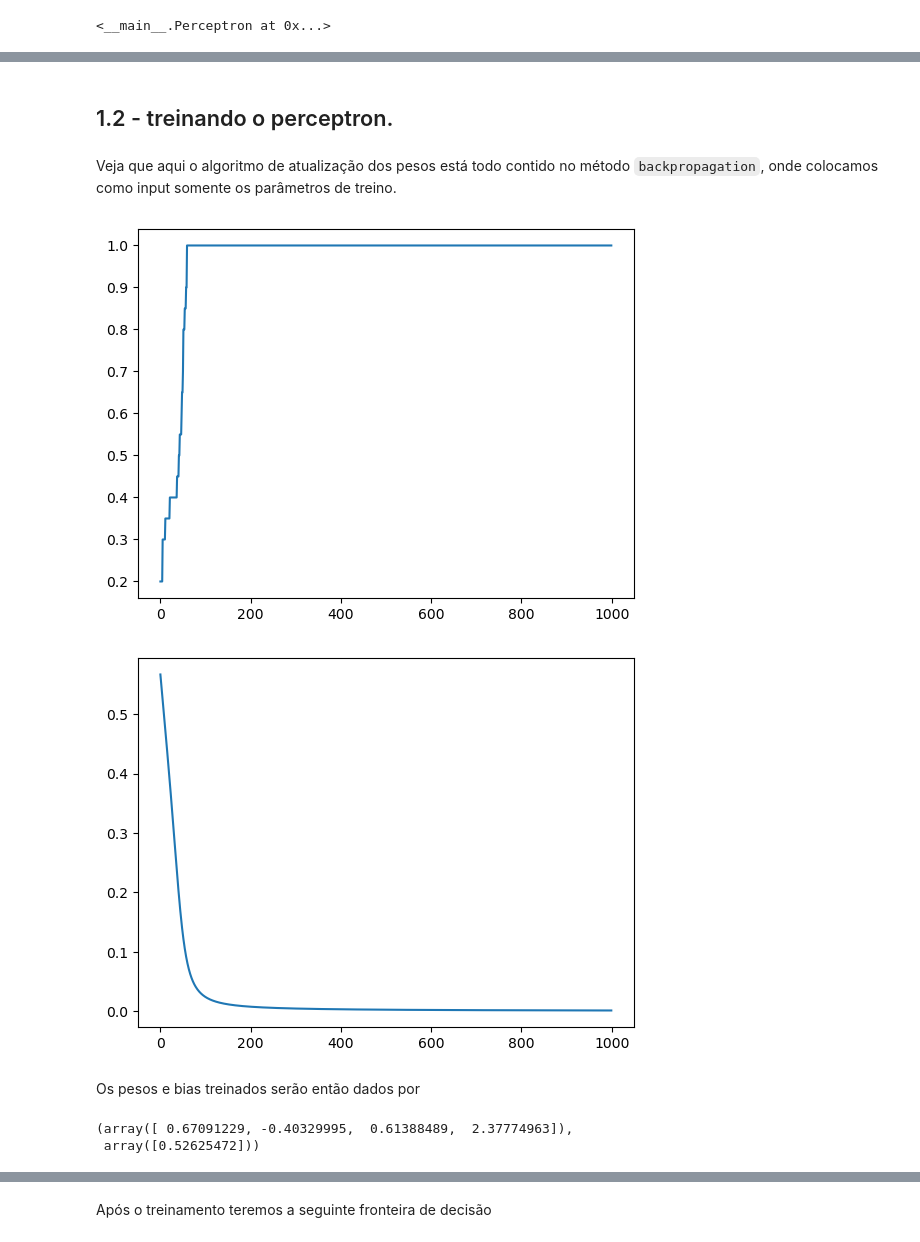
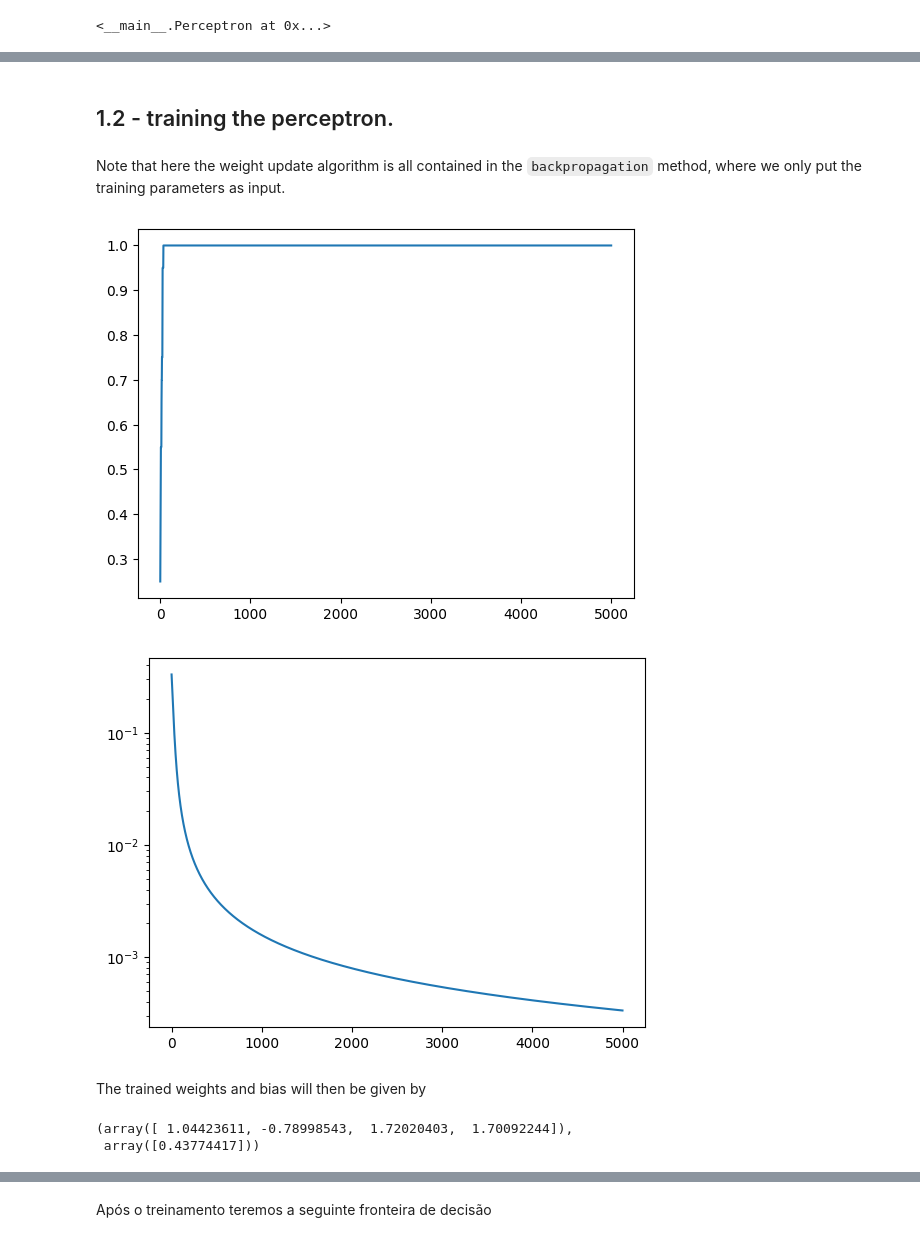
Before and after one commit to Coffee4MePlz/Notebooks_NN_Physics, a Jupyter notebook: 03-Perceptron-iris.ipynb, the cells around one changed output, grey strips where cells are left out. Cells and saved outputs as stored; diff of their text form; code cells hidden in the pictures.

```diff
--- a/03-Perceptron-iris.ipynb
+++ b/03-Perceptron-iris.ipynb
@@ -217,36 +224,36 @@ def plot_decision_boundary(X, y, model_weights, model_bias, indice_f1=0, indice_
 # %% [markdown]
 Separando/tratando nosso data-set e inicializando a Classe Perceptron
 # %%
-# Carregar o dataset Iris
+# Load the Iris dataset
 iris = datasets.load_iris()
 X = iris.data
 y = iris.target
 
-# Traduzir os nomes das colunas
-iris.feature_names = ['comprimento da sépala',
-                      'largura da sépala',
-                      'comprimento da pétala',
-                      'largura da pétala']
+# Translate column names
+iris.feature_names = ['sepal length',
+                      'sepal width',
+                      'petal length',
+                      'petal width']
 
-# Filtrar para obter apenas as classes 0 e 2
-indices = np.where((y == 0) | (y == 2))  # Localiza índices das classes 0 e 2
+# Filter to get only classes 0 and 2
+indices = np.where((y == 0) | (y == 2))  # Locate indices of classes 0 and 2
 X = X[indices]
 y = y[indices]
 
-y = np.where(y == 2, 1, 0)  # Re-codificar classe 2 como 1, classe 0 permanece 0
+y = np.where(y == 2, 1, 0)  # Re-code class 2 as 1, class 0 remains 0
 
-# Dividir os dados em conjuntos de treino e teste
+# Split data into training and test sets
 X_train, X_test, y_train, y_test = train_test_split(X, y, test_size=0.2, random_state=42)
 
 
-# Normalização dos dados para melhor desempenho do modelo
+# Data normalization for better model performance
 scaler = StandardScaler()
 X_train = scaler.fit_transform(X_train)
 X_test = scaler.transform(X_test)
 
 
-# Instanciando a classe Perceptron
-neuronio = Perceptron(Entrada=X_train)
-neuronio
+# Instantiating the Perceptron class
+neuron = Perceptron(Input=X_train)
+neuron
 # %% [output]
 <__main__.Perceptron at 0x...>
@@ -262,4 +269,4 @@ Agora, para ver os outputs $y_0$ sobre o data-set de treino, basta aplicar o mé
 # %%
-y_pred = neuronio.forward(X_train)
+y_pred = neuron.forward(X_train)
 y_pred
 # %% [output]
@@ -314,39 +321,39 @@ plt.show()
 # %% [markdown]
-## 1.2 - treinando o perceptron.
+## 1.2 - training the perceptron.
-# %% [markdown]
-Veja que aqui o algoritmo de atualização dos pesos está todo contido no método `backpropagation`, onde colocamos como input somente os parâmetros de treino.
+# %% [markdown]
+Note that here the weight update algorithm is all contained in the `backpropagation` method, where we only put the training parameters as input.
 # %%
-
 Loss_acuracia = []
 Loss_mse = []
 
 # Treinamento do modelo
-for _ in range(1000):
-    y_pred = neuronio.forward(X_train)
-    neuronio.backpropagation(X_train, y_train, y_pred, learning_rate=0.1)
-    mse  = erro_quadratico_medio(y_train, y_pred)
+for _ in range(5000):
+    y_pred = neuron.forward(X_train)
+    neuron.backpropagation(X_train, y_train, y_pred, learning_rate=0.1)
+    mse  = mean_squared_error(y_train, y_pred)
 
-    y_pred_test = [1 if neuronio.forward(i) > 0.5 else 0 for i in X_test]
+    y_pred_test = [1 if neuron.forward(i) > 0.5 else 0 for i in X_test]
 
     accuracy = accuracy_score(y_test, y_pred_test)
     Loss_acuracia.append(accuracy)
     Loss_mse.append(mse)
 
 # Avaliação
 plt.plot(Loss_acuracia);plt.show()
 plt.plot(Loss_mse)
+plt.yscale('log')
 plt.show()
 # %% [output]
-[figure, old version]
+[figure, new version]
-[figure, old version]
+[figure, new version]
-# %% [markdown]
-Os pesos e bias treinados serão então dados por
+# %% [markdown]
+The trained weights and bias will then be given by
 # %%
-weights = neuronio.pegar_pesos_bias()# Novos pesos e bias.
+weights = neuron.get_weights_bias()# Novos pesos e bias.
 weights
 # %% [output]
-(array([ 0.67091229, -0.40329995,  0.61388489,  2.37774963]),
- array([0.52625472]))
+(array([ 1.04423611, -0.78998543,  1.72020403,  1.70092244]),
+ array([0.43774417]))
 # %%
 weights[0]
 # %% [output]
```
Also changed, not shown: parts of 84 cells of this notebook, 5 other files.
